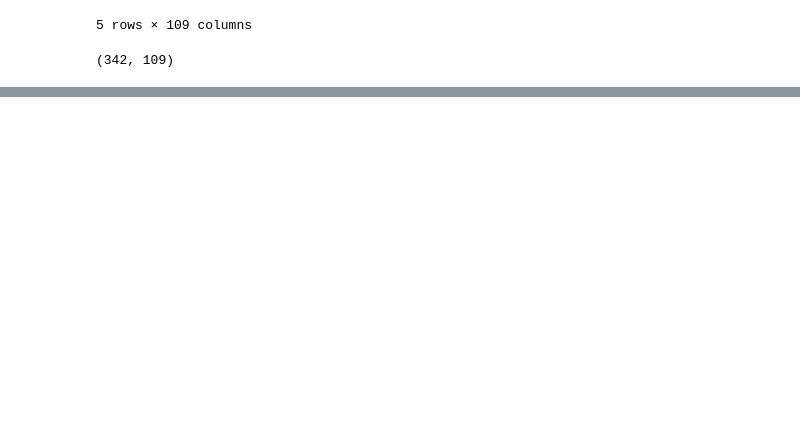
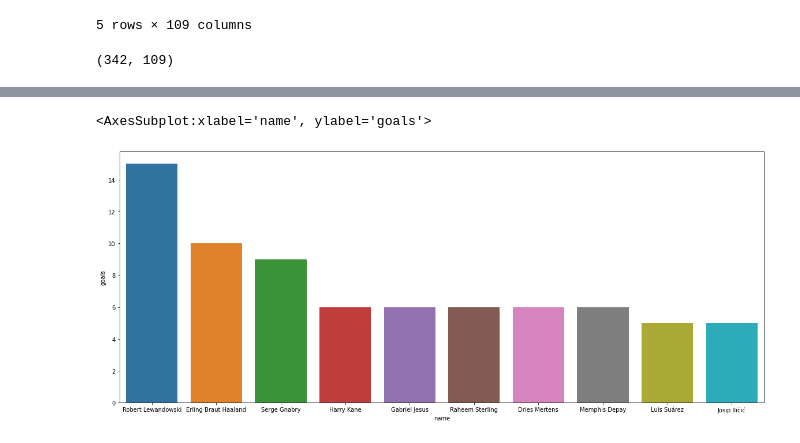
Before and after one commit to ZaidSultan10/champions-league-winner-prediction, a Jupyter notebook: UEFA_Champions_League_Winner_Prediction-checkpoint.ipynb, the cells around one changed output, grey strips where cells are left out. Saved outputs shown, nothing was run; the diff lists cells and outputs as text; code cells hidden in the pictures; blank space fills up the shorter version.

```diff
--- a/UEFA_Champions_League_Winner_Prediction-checkpoint.ipynb
+++ b/UEFA_Champions_League_Winner_Prediction-checkpoint.ipynb
@@ -221,0 +241,6 @@ value_player_list.drop(columns =['substitutionsOut','substitutionsIn','totwAppea
+# %%
+plt.figure(figsize=(20,8))
+sns.barplot(x="name", y="goals", data=top_10_scorers)
+# %% [output]
+<AxesSubplot:xlabel='name', ylabel='goals'>
+[figure, added]
```
Also changed, not shown: parts of 4 cells of this notebook.
